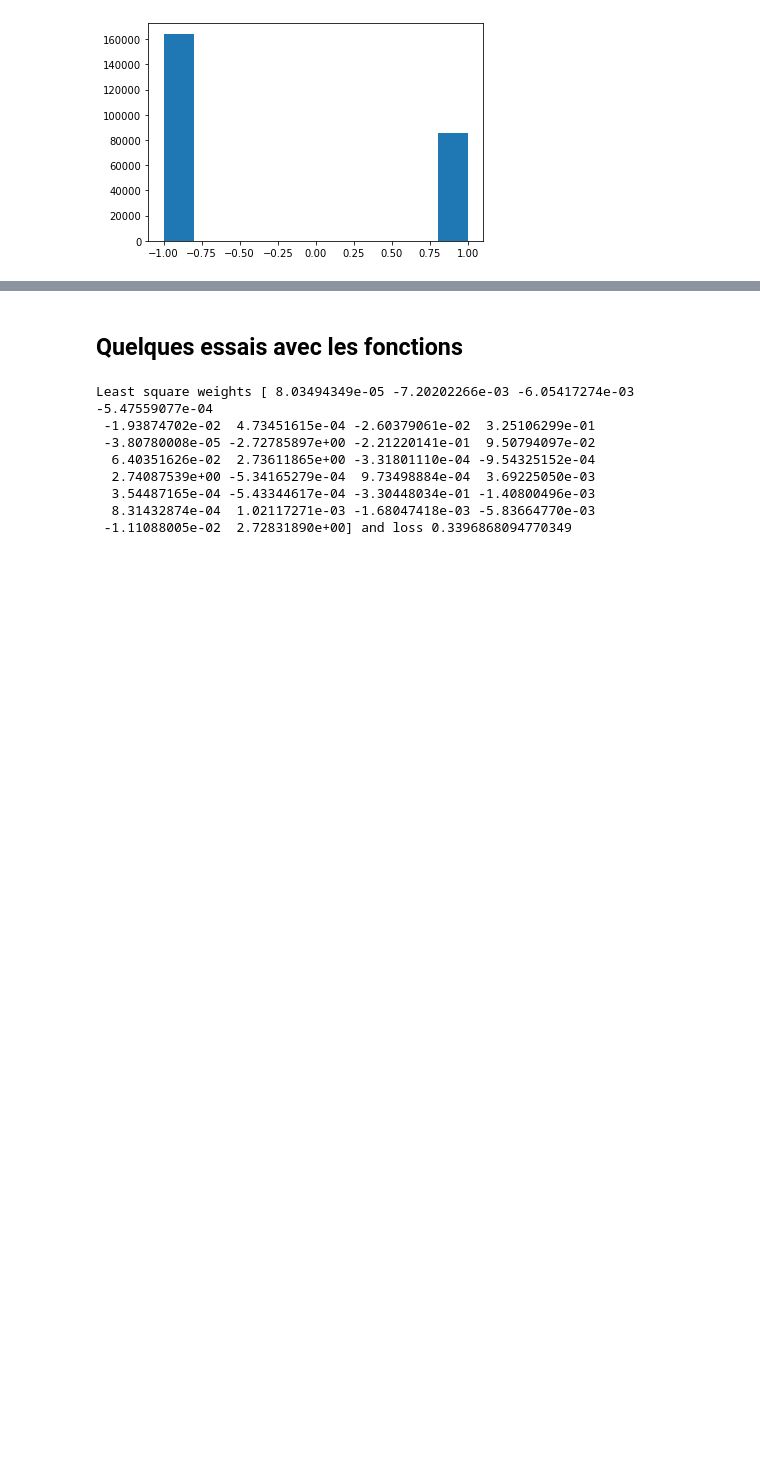
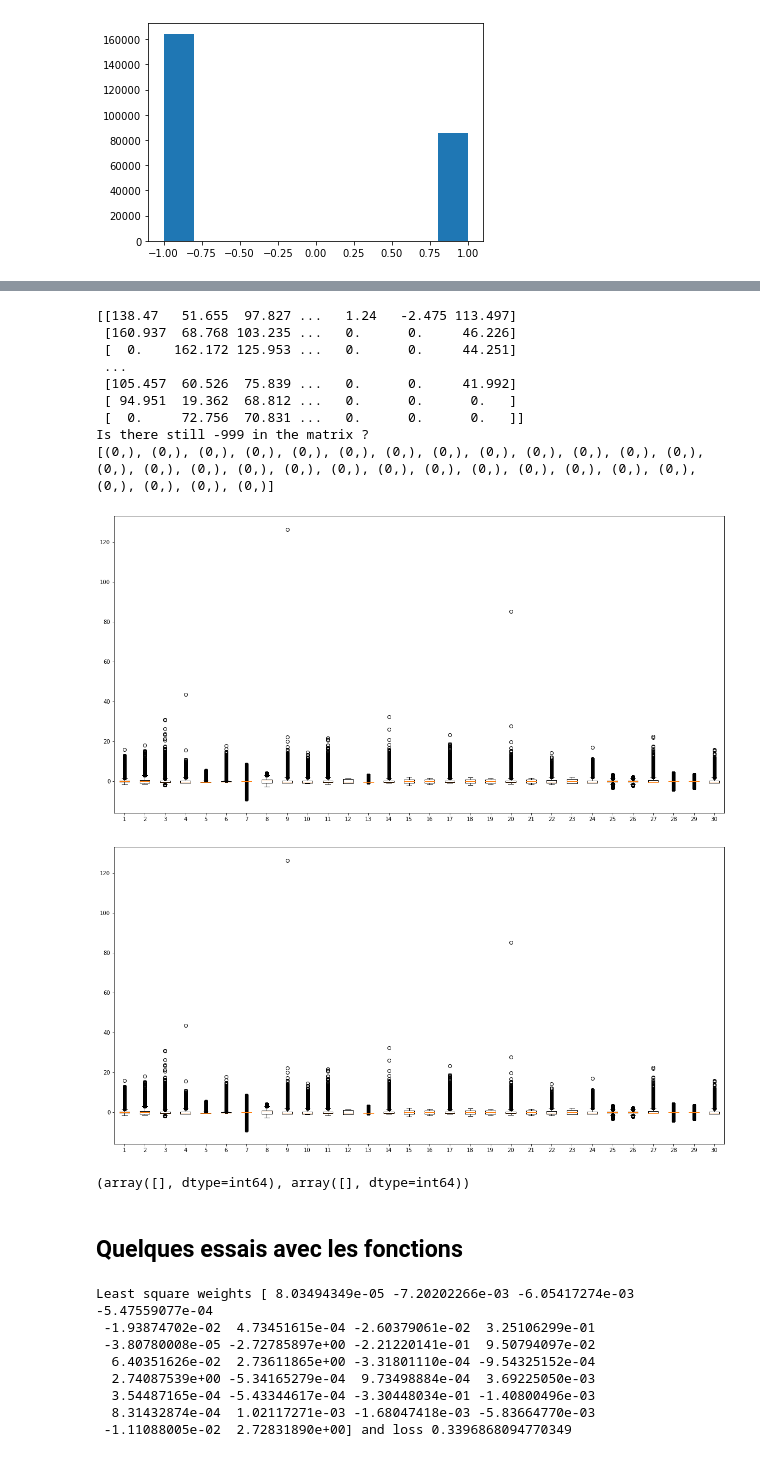
Before and after one commit to CS-433/ml-project-1-jlg, a Jupyter notebook: scripts/Essai_Garance.ipynb, the cells around one changed output, grey strips where cells are left out. Drawn from its saved outputs; the diff is of its cells as text; code cells hidden in the pictures; blank space fills up the shorter version.

Commit message:
data filtering

```diff
--- a/scripts/Essai_Garance.ipynb
+++ b/scripts/Essai_Garance.ipynb
@@ -64,12 +71,0 @@ plt.show()
-# %%
-fig, axs = plt.subplots(4, 5, figsize=(15,15))
-
-n = 0
-for i in range(4) :
-    for j in range(5) :
-        axs[i,j].scatter(tX[:,n], y)
-        axs[i,j].set_title('')
-        n = n + 1
-plt.show()
-
-#meme constat feature 4 et 13 très bizarre --> peut être les enlever ??
@@ -83,3 +172,52 @@ TypeError: 'data' must be pandas DataFrame object, not: <class 'numpy.ndarray'>
+# %%
+#3eme methode, mettre à 0, standardiser (mean=0, std=1) et remettre les indices des outliers à 0
+
+tX_filtered_2 = np.copy(tX)
+
+index = np.where(tX_filtered_2 == -999)
+tX_filtered_2[index] = 0
+print(tX_filtered_2)
+
+#vérifications
+verify(tX_filtered_2)
+
+for i in range(tX_filtered_2.shape[1]) :
+    tX_filtered_2[:,i] = (tX_filtered_2[:,i] - np.mean(tX_filtered_2[:,i])) / np.std(tX_filtered_2[:,i])
+
+plt.figure(figsize=(20, 10))
+plt.boxplot(tX_filtered_2[:,])
+plt.show()
+
+tX_filtered_2[index] = 0
+
+def filtering_2(tX) :
+    tX_filtered = np.copy(tX)
+    index = np.where(tX_filtered == -999)
+    tX_filtered[index] = 0
+    for i in range(tX_filtered.shape[1]) :
+        tX_filtered[:,i] = (tX_filtered[:,i] - np.mean(tX_filtered[:,i])) / np.std(tX_filtered[:,i])
+    plt.figure(figsize=(20, 10))
+    plt.boxplot(tX_filtered[:,])
+    plt.show()
+    tX_filtered[index] = 0
+    return tX_filtered
+
+#Verifications
+v = (filtering_2(tX) == tX_filtered_2)
+np.where(v==0) #array vide donc ok
+# %% [output]
+[[138.47   51.655  97.827 ...   1.24   -2.475 113.497]
+ [160.937  68.768 103.235 ...   0.      0.     46.226]
+ [  0.    162.172 125.953 ...   0.      0.     44.251]
+ ...
+ [105.457  60.526  75.839 ...   0.      0.     41.992]
+ [ 94.951  19.362  68.812 ...   0.      0.      0.   ]
+ [  0.     72.756  70.831 ...   0.      0.      0.   ]]
+Is there still -999 in the matrix ?
+[(0,), (0,), (0,), (0,), (0,), (0,), (0,), (0,), (0,), (0,), (0,), (0,), (0,), (0,), (0,), (0,), (0,), (0,), (0,), (0,), (0,), (0,), (0,), (0,), (0,), (0,), (0,), (0,), (0,), (0,)]
+[figure, added]
+[figure, added]
+(array([], dtype=int64), array([], dtype=int64))
 # %% [markdown]
 ## Quelques essais avec les fonctions
 # %%
```
Also changed, not shown: parts of 11 cells of this notebook.
